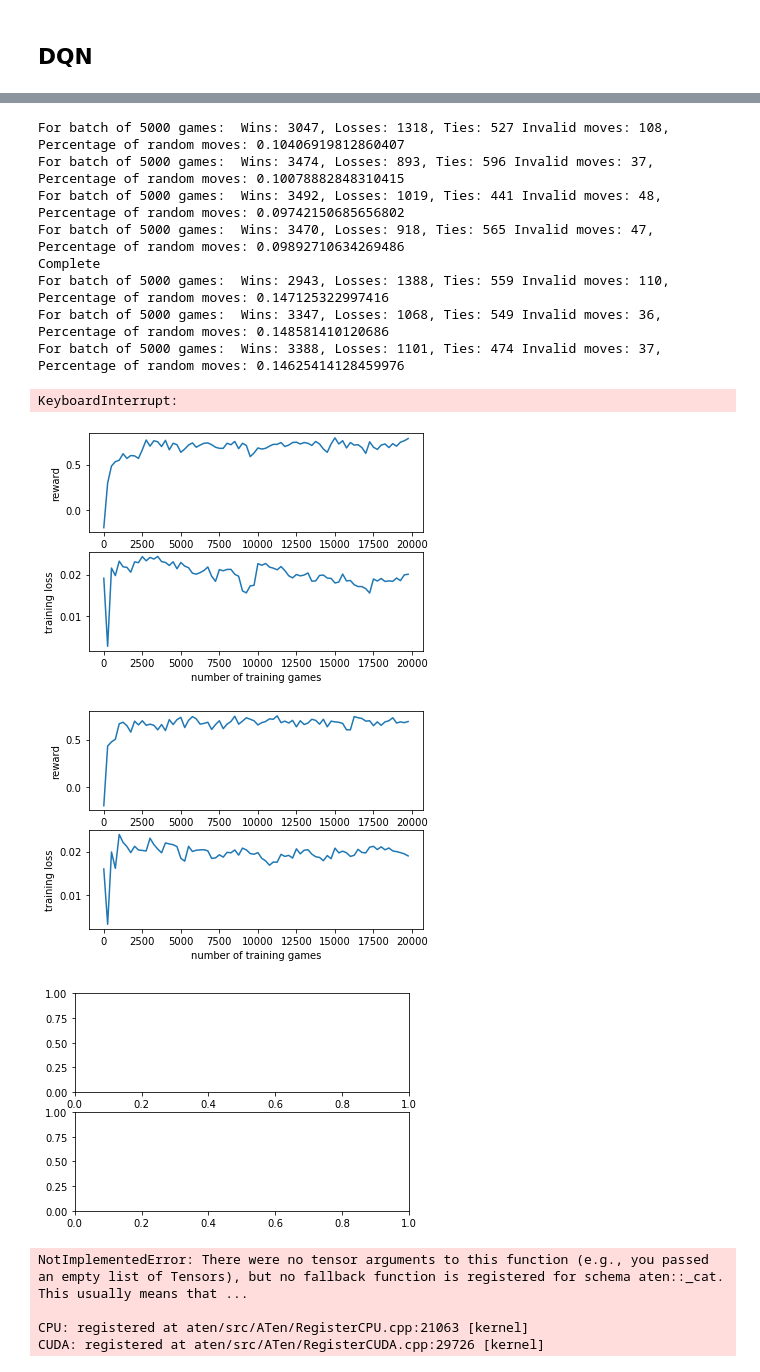
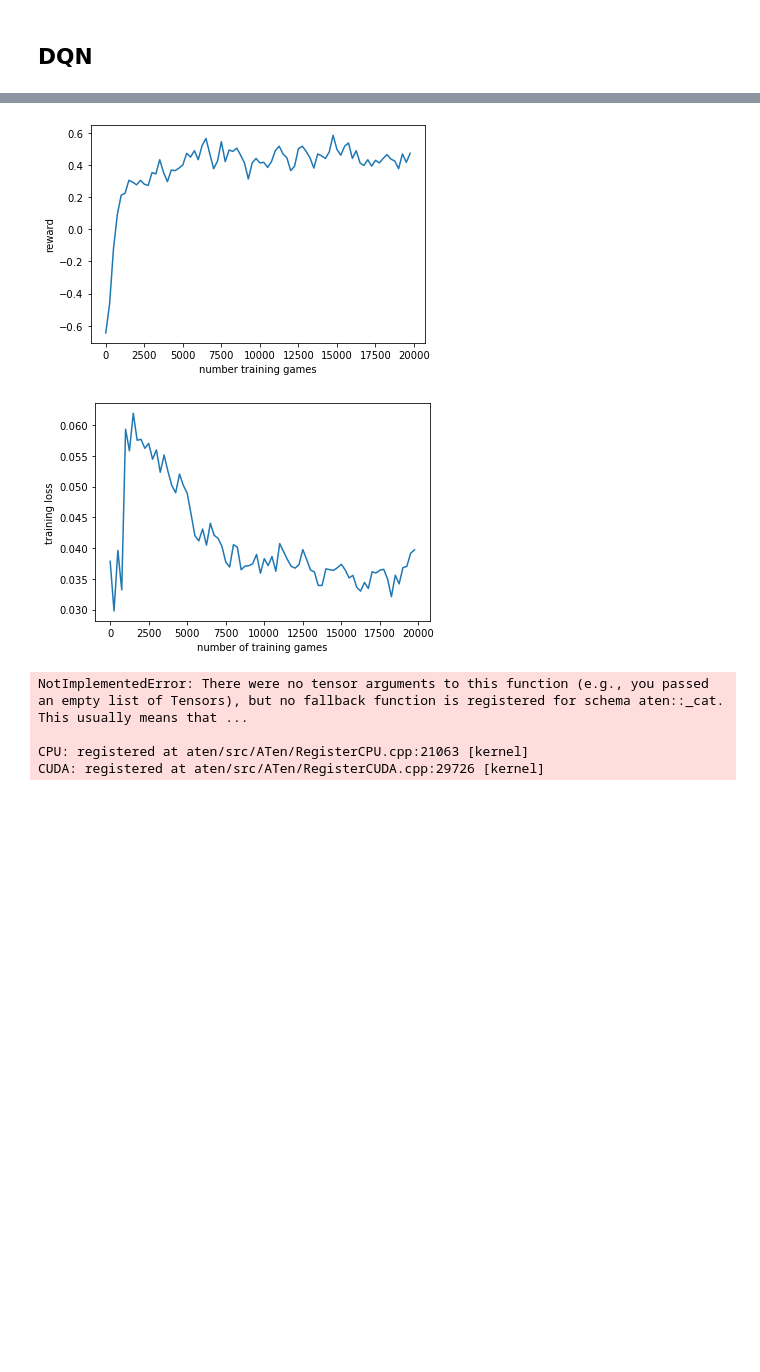
Before and after one commit to Gianniii/CS-456-Artificial-Neural-Network-Miniproject, a Jupyter notebook: tic_tac_toe.ipynb, the cells around one changed output, grey strips where cells are left out. Cells and saved outputs as stored; diff of their text form; code cells hidden in the pictures; blank space fills up the shorter version.

```diff
--- a/tic_tac_toe.ipynb
+++ b/tic_tac_toe.ipynb
@@ -511,6 +531,7 @@ def eval_against_optimal_player(actor1: DQNActor , other_player_epsilon, n_games
     return (wins - losses)/(n_games)
 # %%
 #Training
+#TODO verify plots have the demanded format for the questions, change how i generate some of the plots so they fit the description
 
 #Training setup (default settings, this changes slightly depending on question)
 NUM_GAMES = 20000 # Description asks to train on 20k games
@@ -556,12 +577,17 @@ def train(num_games = NUM_GAMES, batch_size = BATCH_SIZE, gamma = GAMMA, eps_max
         # Initialize the environment and state
         env.reset()
         grid, end, winner = env.observe()
-        #Turns, player1, player2 = assign_players(Turns, i_episode) #first player changes every game
-        player1 = Turns[0]
-        player2 = Turns[1]
+        Turns, player1, player2 = assign_players(Turns, i_episode) #first player changes every game
+        #player1 = Turns[0]
+        #player2 = Turns[1]
         actor2 = OptimalPlayer(epsilon=other_player_epsilon, player=player2)
 
-        #TODO Alternate first player for training (should i store in memory just after player1 plays ? or after player2 plays?)
+        #If player 2 plays first, we let him play once before starting loop.
+        if(env.current_player == player2):
+            grid, end, winner = env.step(actor2.act(grid), print_grid=False)
+            #get reward for player1 after player2 plays
+            reward = env.reward(player1)
+
         #Loop until game ends
         for t in count():
             #print("grid")#print(grid)#print("state")#print(state)
@@ -586,11 +612,9 @@ def train(num_games = NUM_GAMES, batch_size = BATCH_SIZE, gamma = GAMMA, eps_max
 
             # Player2 plays
             if not end:
-                next_state = modify_state_to_description(np.array(grid, dtype=np.float32), player1)  #probably should be player 1 here
-                next_state = get_tensor_for_neural_net(next_state)
                 grid, end, winner = env.step(actor2.act(grid), print_grid=False)
                 #get reward for player1 after player2 plays
-                #reward = env.reward(player1)
+                reward = env.reward(player1)
 
             #Observe next state
             if not end:
@@ -615,7 +639,6 @@ def train(num_games = NUM_GAMES, batch_size = BATCH_SIZE, gamma = GAMMA, eps_max
             # Store the transition in memory
             action = torch.tensor([[move[0] * 3 + move[1]]]) #move
             actor1.memory.push(state, action, next_state, torch.tensor([reward]))
-
 
             # Move to the next state
             state = next_state
@@ -685,26 +708,24 @@ Complete
 #the loss decrease? Does the agent learn to play Tic Tac Toe?
 #Expected answer: A figure with two subplots (caption length < 50 words). Specify your choice of eps.
 
-thresholds = [0.05, 0.1, 0.15, 0.2, 0.3]
-#Maybe set title = fixed_eps_threshold
-for fixed_eps_threshold in thresholds:
-    figure, axes = plt.subplots(nrows=2, ncols=1)
+#choice of epsilon
+fixed_eps_threshold = 0.1
 
-    rewards, losses, _ , _ = train(other_player_epsilon = 0.5, fixed_epsilon=True, fixed_eps_threshold=fixed_eps_threshold)
-    #Plot average reward and losses for every 250 games during training
-    n = 250 # Average over sets of 250 games
-    avg_rewards = np.average(np.array(rewards).reshape(-1, n), axis=1)
-    x = [i*250 for i in range(len(avg_rewards))]
-    plt.plot(x, avg_rewards)
-    plt.xlabel('number training games')
-    plt.ylabel('reward')
-    plt.savefig('question11_reward_' + str(fixed_eps_threshold) +'.png', bbox_inches='tight')
-    plt.show()
-    avg_losses = np.average(np.array(losses).reshape(-1, n), axis=1)
-    x = [i*250 for i in range(len(avg_losses))]
-    plt.plot(x, avg_losses)
-    plt.xlabel('number of training games')
-    plt.ylabel('training loss')
-    plt.savefig('question11_loss:' + str(fixed_eps_threshold) + '.png', bbox_inches='tight')
-    plt.show()
+rewards, losses, _ , _ = train(other_player_epsilon = 0.5, fixed_epsilon=True, fixed_eps_threshold=fixed_eps_threshold)
+#Plot average reward and losses for every 250 games during training
+n = 250 # Average over sets of 250 games
+avg_rewards = np.average(np.array(rewards).reshape(-1, n), axis=1)
+x = [i*250 for i in range(len(avg_rewards))]
+plt.plot(x, avg_rewards)
+plt.xlabel('number training games')
+plt.ylabel('reward')
+plt.savefig('question11_reward_' + str(fixed_eps_threshold) +'.png', bbox_inches='tight')
+plt.show()
+avg_losses = np.average(np.array(losses).reshape(-1, n), axis=1)
+x = [i*250 for i in range(len(avg_losses))]
+plt.plot(x, avg_losses)
+plt.xlabel('number of training games')
+plt.ylabel('training loss')
+plt.savefig('question11_loss_' + str(fixed_eps_threshold) + '.png', bbox_inches='tight')
+plt.show()
 # %% [output]
@@ -715,16 +736,6 @@ For batch of 5000 games:  Wins: 3656, Losses: 721, Ties: 578 Invalid moves: 45,
 Complete
-For batch of 5000 games:  Wins: 3047, Losses: 1318, Ties: 527 Invalid moves: 108, Percentage of random moves: 0.10406919812860407
-For batch of 5000 games:  Wins: 3474, Losses: 893, Ties: 596 Invalid moves: 37, Percentage of random moves: 0.10078882848310415
-For batch of 5000 games:  Wins: 3492, Losses: 1019, Ties: 441 Invalid moves: 48, Percentage of random moves: 0.09742150685656802
-For batch of 5000 games:  Wins: 3470, Losses: 918, Ties: 565 Invalid moves: 47, Percentage of random moves: 0.09892710634269486
-Complete
-For batch of 5000 games:  Wins: 2943, Losses: 1388, Ties: 559 Invalid moves: 110, Percentage of random moves: 0.147125322997416
-For batch of 5000 games:  Wins: 3347, Losses: 1068, Ties: 549 Invalid moves: 36, Percentage of random moves: 0.148581410120686
-For batch of 5000 games:  Wins: 3388, Losses: 1101, Ties: 474 Invalid moves: 37, Percentage of random moves: 0.14625414128459976
-KeyboardInterrupt:
-[figure, old version]
+[figure, new version]
-[figure, old version]
+[figure, new version]
-[figure, removed]
 # %%
 #TODO This question doesnt work
 #TODO Question 12,
```
Also changed, not shown: parts of 16 cells of this notebook, 41 other files.
